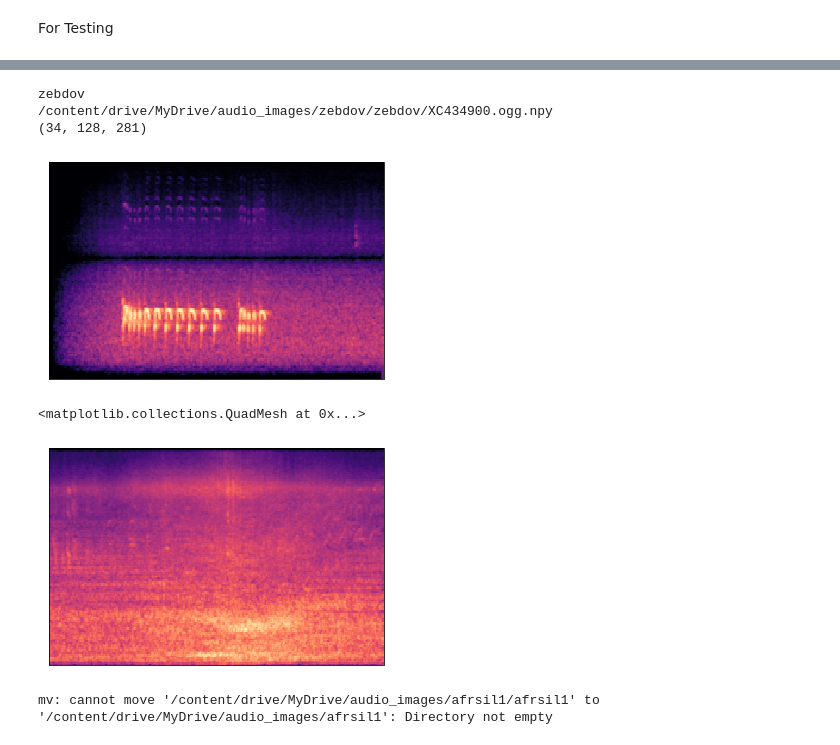
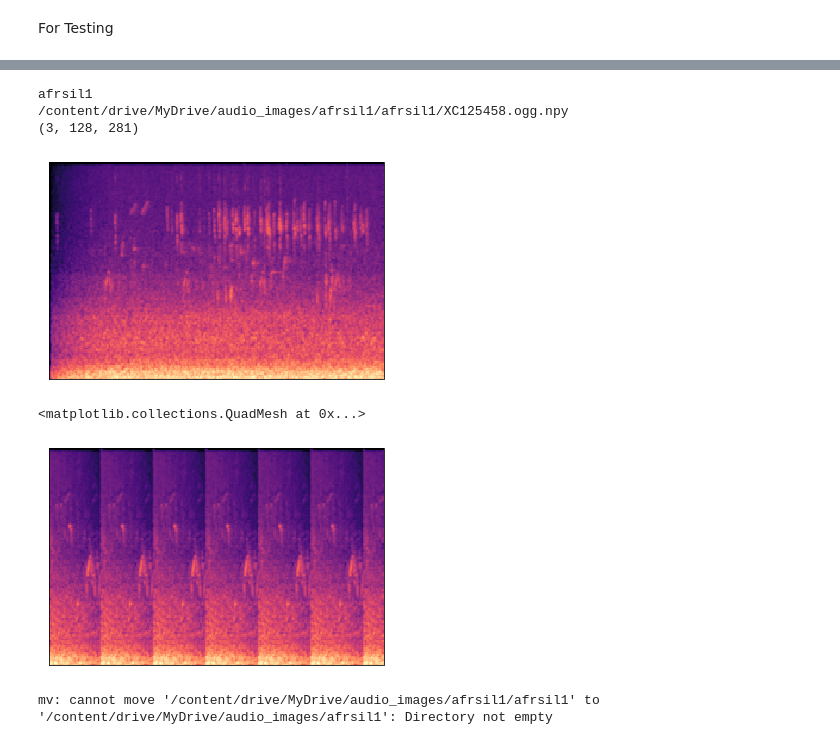
Before and after one commit to GXrobot/BirdCLEF2022-Project, a Jupyter notebook: birdclef_mels_computer_public.ipynb, the cells around one changed output, grey strips where cells are left out. Saved outputs shown, nothing was run; the diff lists cells and outputs as text; code cells hidden in the pictures.

```diff
--- a/birdclef_mels_computer_public.ipynb
+++ b/birdclef_mels_computer_public.ipynb
@@ -396,22 +398,22 @@ df = pd.read_csv("/content/drive/MyDrive/rich_train_metadata.csv", nrows=None)
 # %%
 row = df.loc[df['filename'].str.match(file_path)]
 
 for item in row.itertuples(False):
     print(item.primary_label)
-    mels = np.load(str((TRAIN_AUDIO_IMAGES_SAVE_ROOT/item.primary_label/item.filename).as_posix() + ".npy"))
+    mels = np.load(str((TRAIN_AUDIO_IMAGES_SAVE_ROOT/item.filename).as_posix() + ".npy"))
     print(str((TRAIN_AUDIO_IMAGES_SAVE_ROOT/item.primary_label/item.filename).as_posix() + ".npy"))
     print(mels.shape)
     lbd.specshow(mels[0])
 # %% [output]
-zebdov
-/content/drive/MyDrive/audio_images/zebdov/zebdov/XC434900.ogg.npy
-(34, 128, 281)
+afrsil1
+/content/drive/MyDrive/audio_images/afrsil1/afrsil1/XC125458.ogg.npy
+(3, 128, 281)
-[figure, old version]
+[figure, new version]
 # %%
-lbd.specshow(mels[10])
+lbd.specshow(mels[2])
 # %% [output]
 <matplotlib.collections.QuadMesh at 0x...>
-[figure, old version]
+[figure, new version]
 # %%
 ! mv /content/drive/MyDrive/audio_images/afrsil1/afrsil1 /content/drive/MyDrive/audio_images/
 # %% [output]
```
Also changed, not shown: parts of 1 cell of this notebook.
